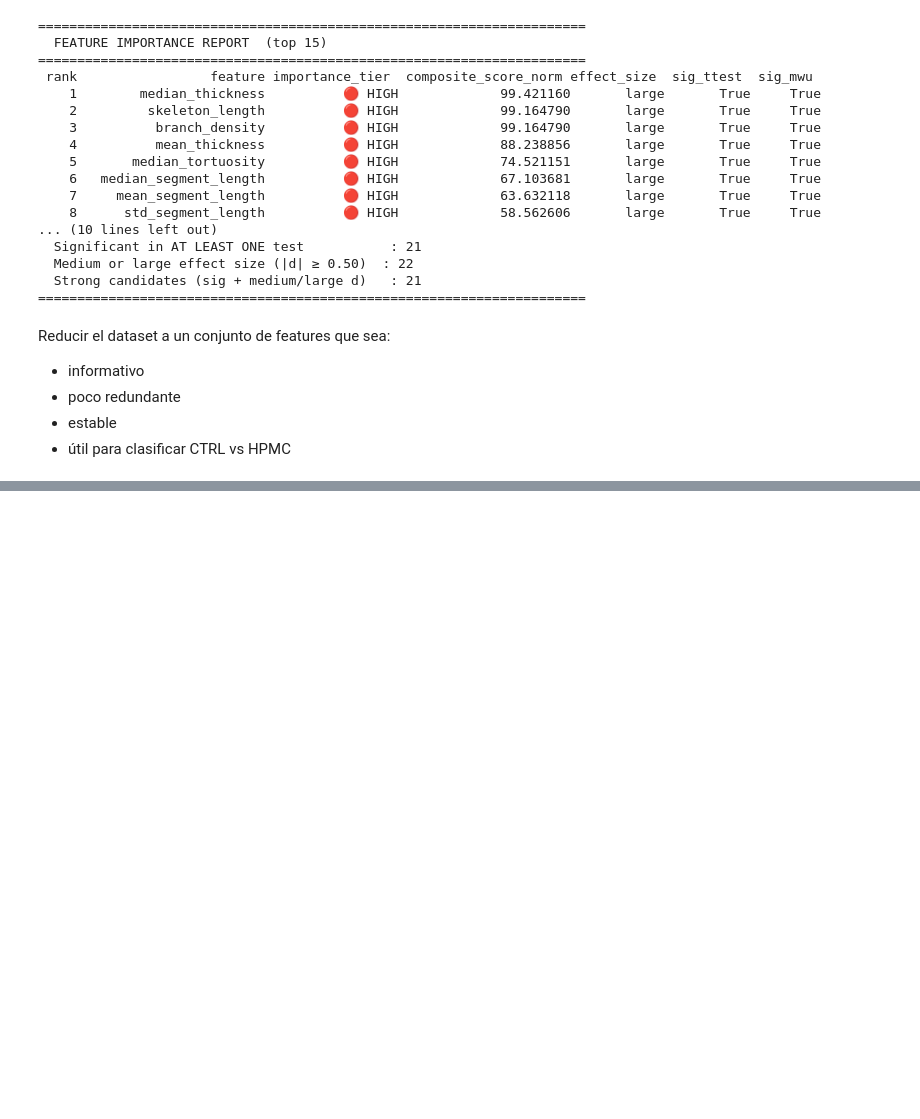
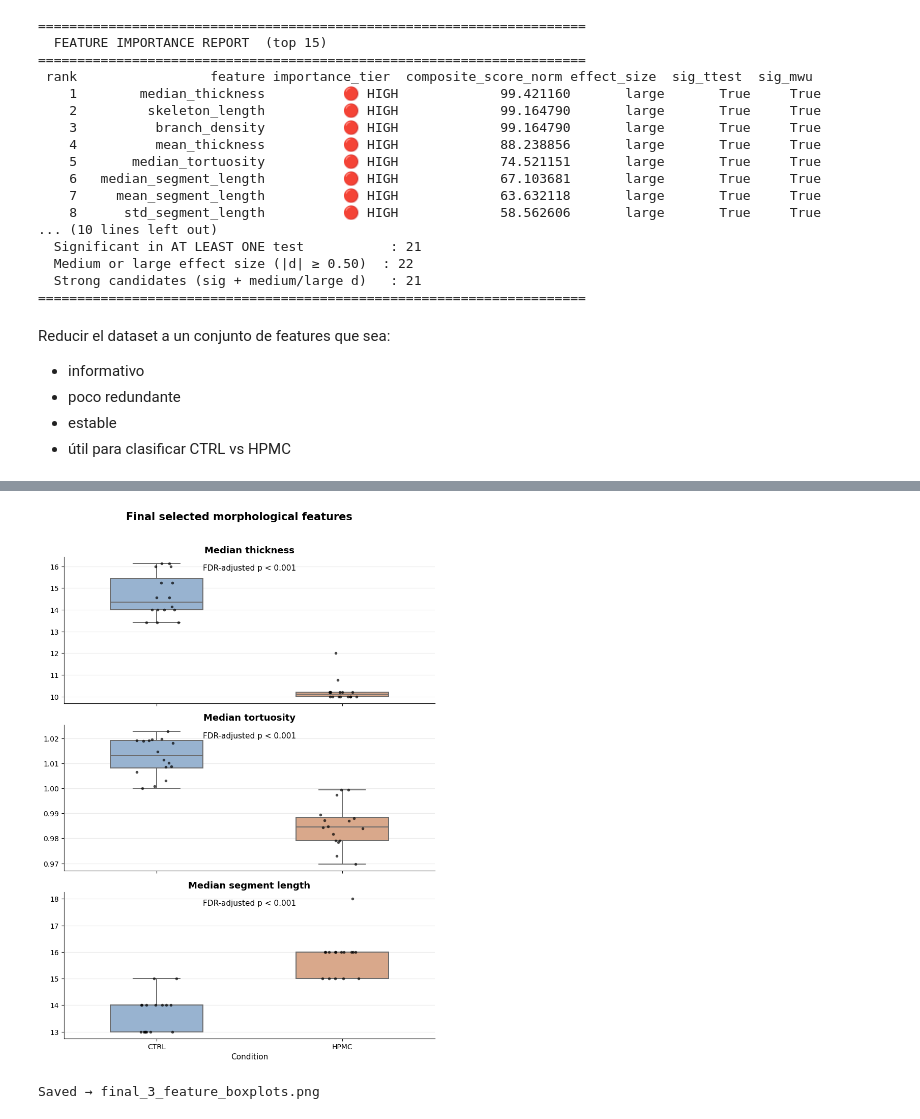
Before and after one commit to alexiagguevara/Proyecto-Final, a Jupyter notebook: main.ipynb, the cells around one changed output, grey strips where cells are left out. Saved outputs shown, nothing was run; the diff lists cells and outputs as text; code cells hidden in the pictures; blank space fills up the shorter version.

```diff
--- a/main.ipynb
+++ b/main.ipynb
@@ -141,0 +247,9 @@ Reducir el dataset a un conjunto de features que sea:
+# %%
+import importlib
+import pipeline
+importlib.reload(pipeline)
+
+pipeline.plot_final_feature_boxplots(df_features)
+# %% [output]
+[figure, added]
+Saved → final_3_feature_boxplots.png
```
Also changed, not shown: parts of 11 cells of this notebook, 13 other files.
